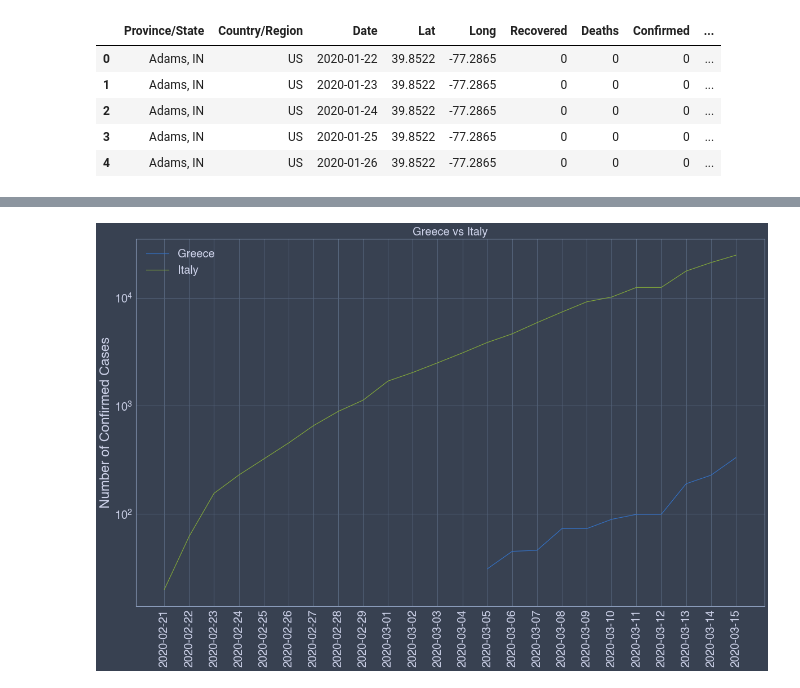
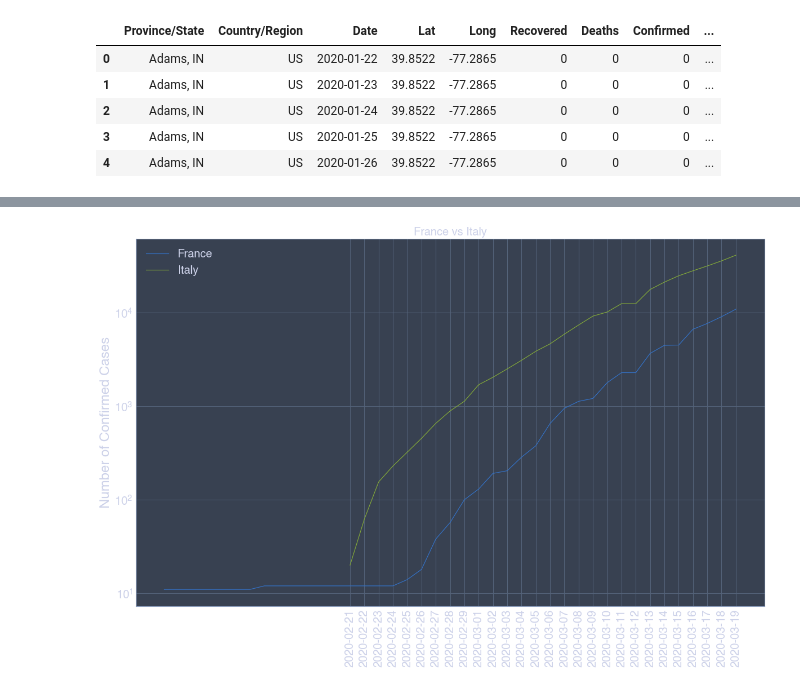
Before and after one commit to alex-rpd/nCoV2019, a Jupyter notebook: nCoV analysis.ipynb, the cells around one changed output, grey strips where cells are left out. Saved outputs shown, nothing was run; the diff lists cells and outputs as text; code cells hidden in the pictures.

```diff
--- a/nCoV analysis.ipynb
+++ b/nCoV analysis.ipynb
@@ -720,36 +722,36 @@ sns.heatmap(cm_deaths[['Italy']],
 # %%
 foo = df3[df3['Confirmed'] > 10]
-x3 = foo[foo['Province/State'] == 'Greece']['Date']
+x3 = foo[foo['Province/State'] == 'France']['Date']
 
 x4 = foo[foo['Province/State'] == 'Italy']['Date']
 
-y3 = foo[foo['Province/State'] == 'Greece']['Confirmed']
+y3 = foo[foo['Province/State'] == 'France']['Confirmed']
 y4 = foo[foo['Province/State'] == 'Italy']['Confirmed']
 
 fig, ax = plt.subplots(figsize = (20,12))
 
 days = mdates.DayLocator()
 years = mdates.YearLocator()   # every year
 months = mdates.MonthLocator()  # every month
 years_fmt = mdates.DateFormatter('%Y')
 ax.xaxis.set_major_locator(days)
 
 
-ax.semilogy(x3, y3, label = 'Greece')
+ax.semilogy(x3, y3, label = 'France')
 ax.semilogy(x4, y4, label = 'Italy')
 
 
-ax.set_title('Greece vs Italy', fontsize = 20)
+ax.set_title('France vs Italy', fontsize = 20)
 ax.set_ylabel('Number of Confirmed Cases', fontsize = 24)
 ax.tick_params(axis = 'x', labelsize=20, rotation=90)
 ax.tick_params(axis = 'y', labelsize=20)
 ax.set_xticks(x4)
 # ax.set_yticks(fontsize=20)
 
 
 plt.legend(frameon=False, fontsize=20)
-plt.savefig('IT_GR.png', dpi = 600, bbox_inches= 'tight')
+plt.savefig('Italy_France.png', dpi = 600, bbox_inches= 'tight')
 
 plt.show()
 # %% [output]
-[figure, old version]
+[figure, new version]
```
Also changed, not shown: parts of 29 cells of this notebook, 9 other files.
